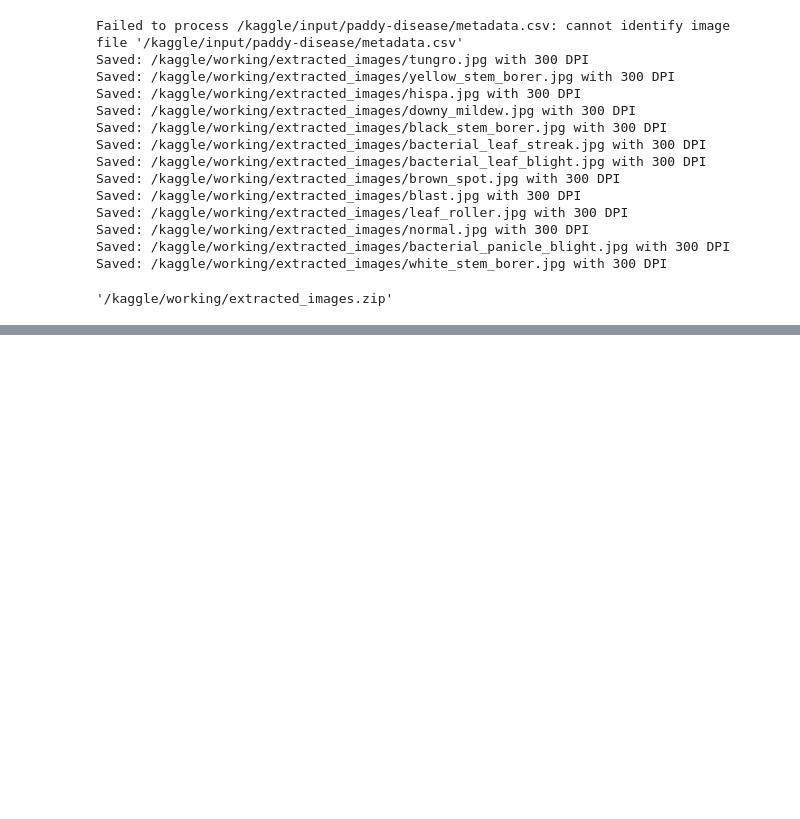
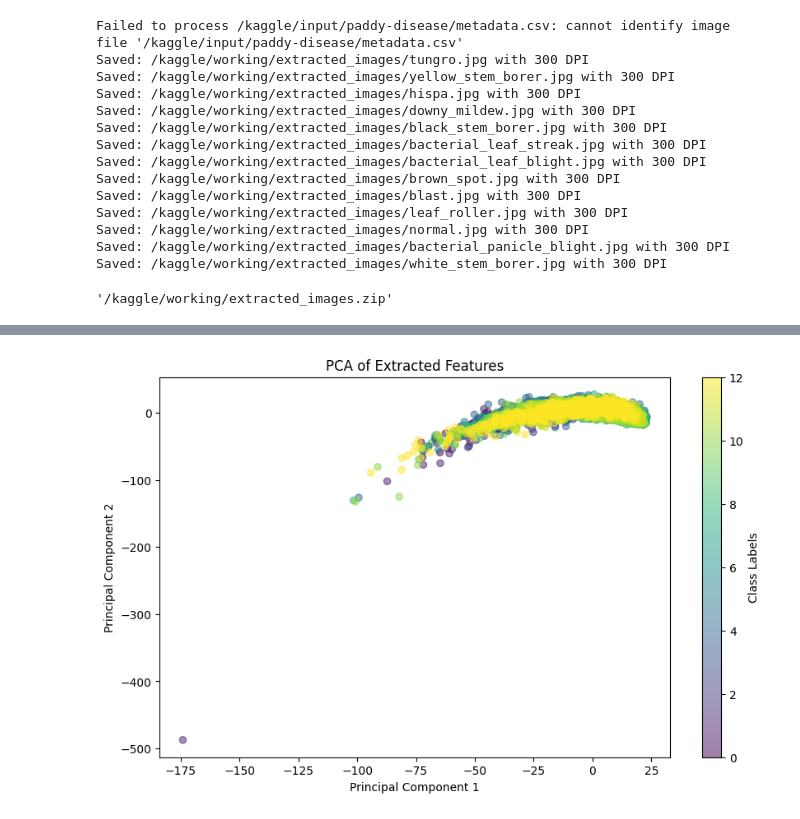
Before and after one commit to Yashmaini30/paddy-leaf-disease-detection, a Jupyter notebook: paddy_disease_detection.ipynb, the cells around one changed output, grey strips where cells are left out. Cells and saved outputs as stored; diff of their text form; code cells hidden in the pictures; blank space fills up the shorter version.

Commit message:
> done data augmentation > feature extraction by resnet 50 > analysis by PDA and LDA

```diff
--- a/paddy_disease_detection.ipynb
+++ b/paddy_disease_detection.ipynb
@@ -158,0 +391,31 @@ All files and folders in '/kaggle/working/' have been deleted.
+# %%
+features = np.load('extracted_features.npy')
+labels = np.load('extracted_labels.npy')
+
+from sklearn.preprocessing import StandardScaler
+# Standardize the features
+scaler = StandardScaler()
+features_scaled = scaler.fit_transform(features)
+# %%
+# Apply PCA
+pca = PCA(n_components=2)  # Adjust the number of components as needed
+principal_components = pca.fit_transform(features_scaled)
+
+# Create a DataFrame for the PCA result
+pca_df = pd.DataFrame(data=principal_components, columns=['Principal Component 1', 'Principal Component 2'])
+pca_df['Label'] = labels
+# %%
+# Visualize PCA Results
+plt.figure(figsize=(10, 6))
+scatter = plt.scatter(pca_df['Principal Component 1'], pca_df['Principal Component 2'],
+                      c=pca_df['Label'], cmap='viridis', alpha=0.5)
+plt.title('PCA of Extracted Features')
+plt.xlabel('Principal Component 1')
+plt.ylabel('Principal Component 2')
+plt.colorbar(scatter, label='Class Labels')
+
+# Save the PCA plot
+plt.savefig('pca_visualization.png', dpi=300, bbox_inches='tight')  # Save with high resolution
+plt.show()
+# %% [output]
+[figure, added]
```
Also changed, not shown: parts of 11 cells of this notebook.
